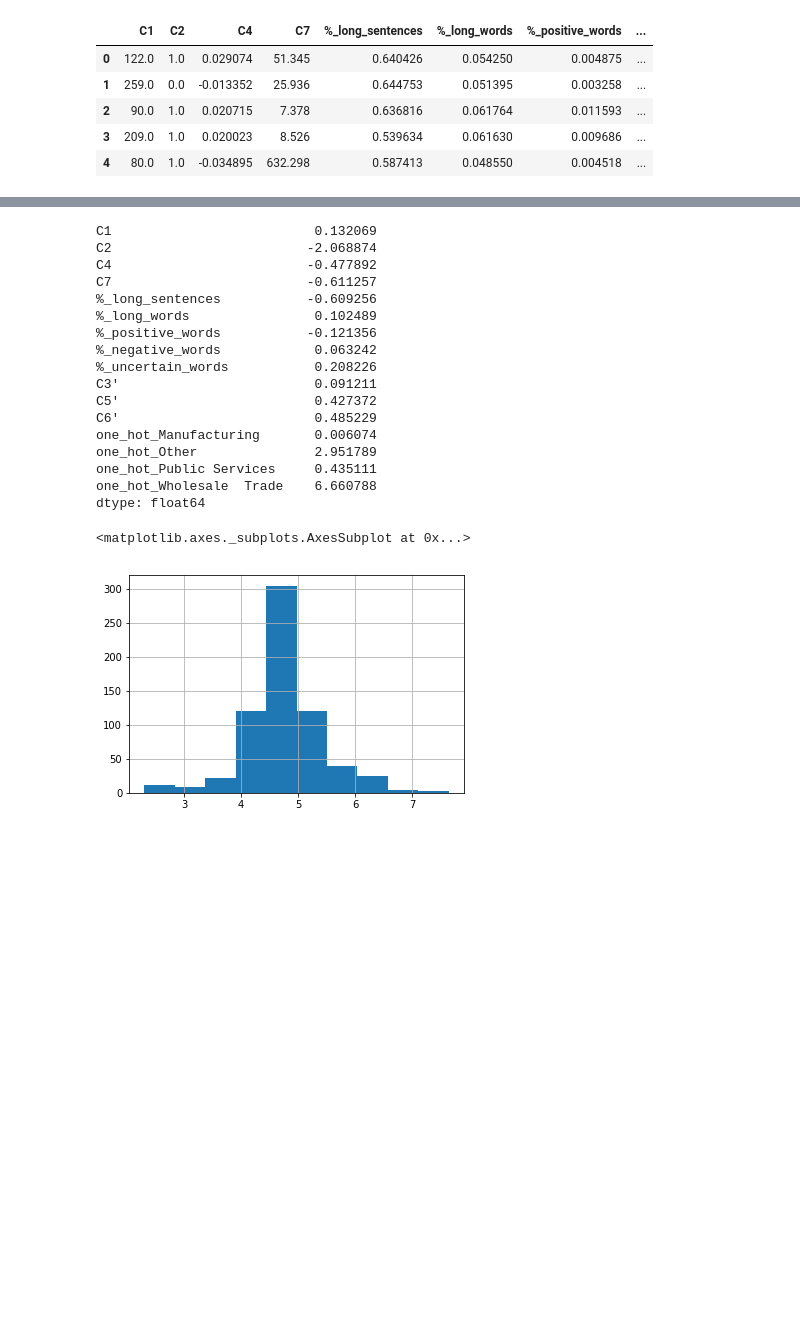
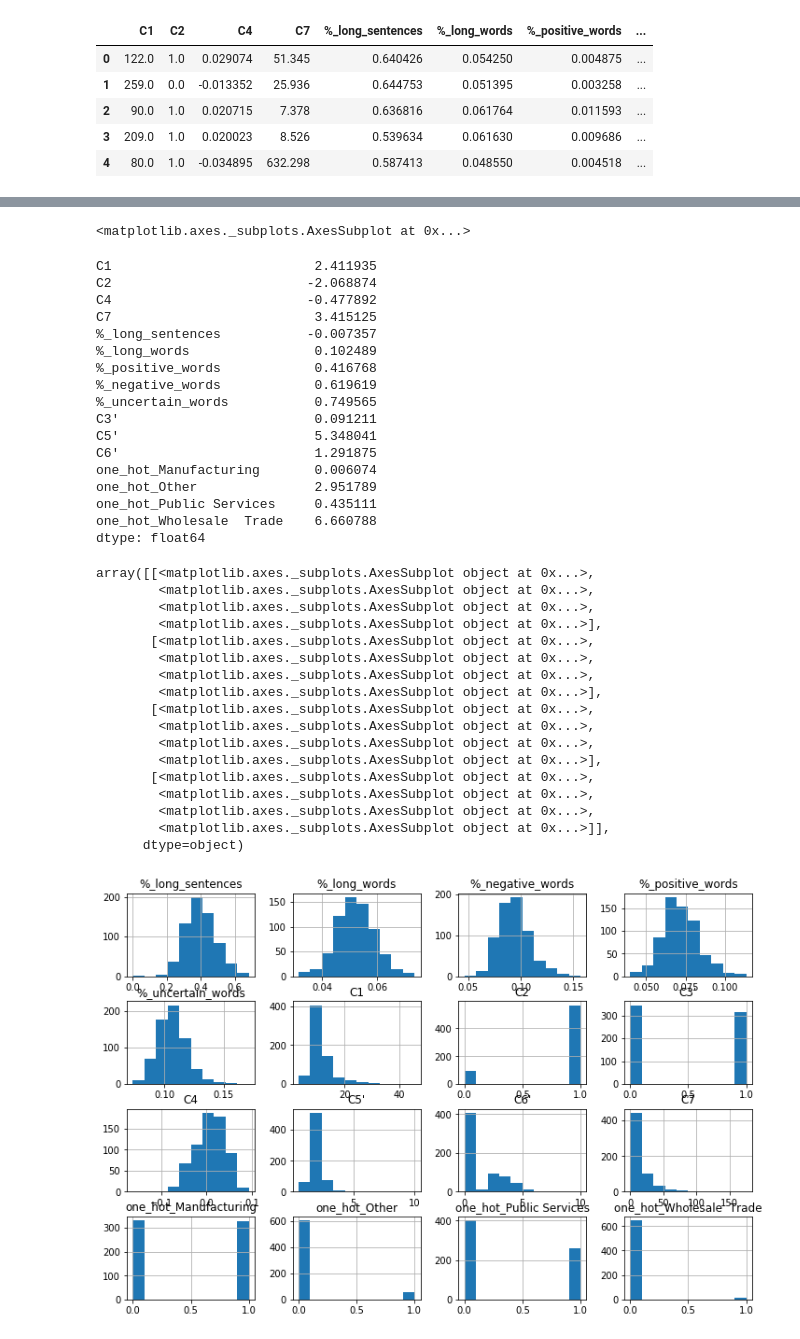
Before and after one commit to BA545-SP2019/2019-competition1-3-musketeers, a Jupyter notebook: Untitled.ipynb, the cells around one changed output, grey strips where cells are left out. Drawn from its saved outputs; the diff is of its cells as text; code cells hidden in the pictures; blank space fills up the shorter version.

```diff
--- a/Untitled.ipynb
+++ b/Untitled.ipynb
@@ -15,28 +35,48 @@ data.head()
+# %%
+data["C6'"].plot(kind='hist')
+# %% [output]
+<matplotlib.axes._subplots.AxesSubplot at 0x...>
 # %%
 import Transform
-data = Transform.skew_transform_log(data)
+data = Transform.skew_transform_square(data)
 # %%
 data.skew()
 # %% [output]
-C1                          0.132069
+C1                          2.411935
 C2                         -2.068874
 C4                         -0.477892
-C7                         -0.611257
-%_long_sentences           -0.609256
+C7                          3.415125
+%_long_sentences           -0.007357
 %_long_words                0.102489
-%_positive_words           -0.121356
-%_negative_words            0.063242
-%_uncertain_words           0.208226
+%_positive_words            0.416768
+%_negative_words            0.619619
+%_uncertain_words           0.749565
 C3'                         0.091211
-C5'                         0.427372
-C6'                         0.485229
+C5'                         5.348041
+C6'                         1.291875
 one_hot_Manufacturing       0.006074
 one_hot_Other               2.951789
 one_hot_Public Services     0.435111
 one_hot_Wholesale  Trade    6.660788
 dtype: float64
 # %%
-data['C1'].hist()
+data.hist(figsize=(12,8))
 # %% [output]
-<matplotlib.axes._subplots.AxesSubplot at 0x...>
+array([[<matplotlib.axes._subplots.AxesSubplot object at 0x...>,
+        <matplotlib.axes._subplots.AxesSubplot object at 0x...>,
+        <matplotlib.axes._subplots.AxesSubplot object at 0x...>,
+        <matplotlib.axes._subplots.AxesSubplot object at 0x...>],
+       [<matplotlib.axes._subplots.AxesSubplot object at 0x...>,
+        <matplotlib.axes._subplots.AxesSubplot object at 0x...>,
+        <matplotlib.axes._subplots.AxesSubplot object at 0x...>,
+        <matplotlib.axes._subplots.AxesSubplot object at 0x...>],
+       [<matplotlib.axes._subplots.AxesSubplot object at 0x...>,
+        <matplotlib.axes._subplots.AxesSubplot object at 0x...>,
+        <matplotlib.axes._subplots.AxesSubplot object at 0x...>,
+        <matplotlib.axes._subplots.AxesSubplot object at 0x...>],
+       [<matplotlib.axes._subplots.AxesSubplot object at 0x...>,
+        <matplotlib.axes._subplots.AxesSubplot object at 0x...>,
+        <matplotlib.axes._subplots.AxesSubplot object at 0x...>,
+        <matplotlib.axes._subplots.AxesSubplot object at 0x...>]],
+      dtype=object)
-[figure, old version]
+[figure, new version]
```
Also changed, not shown: parts of 1 cell of this notebook, 3 other files.
